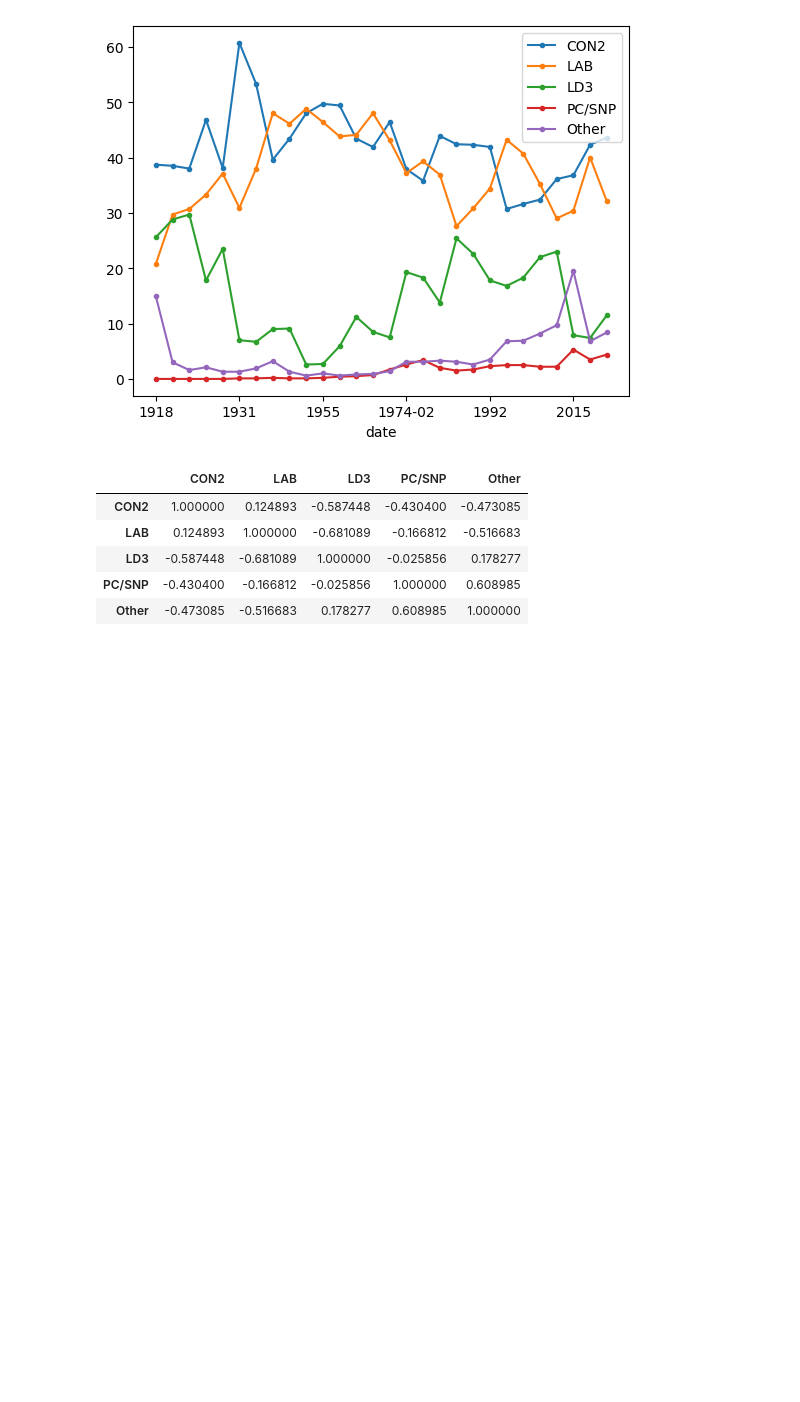
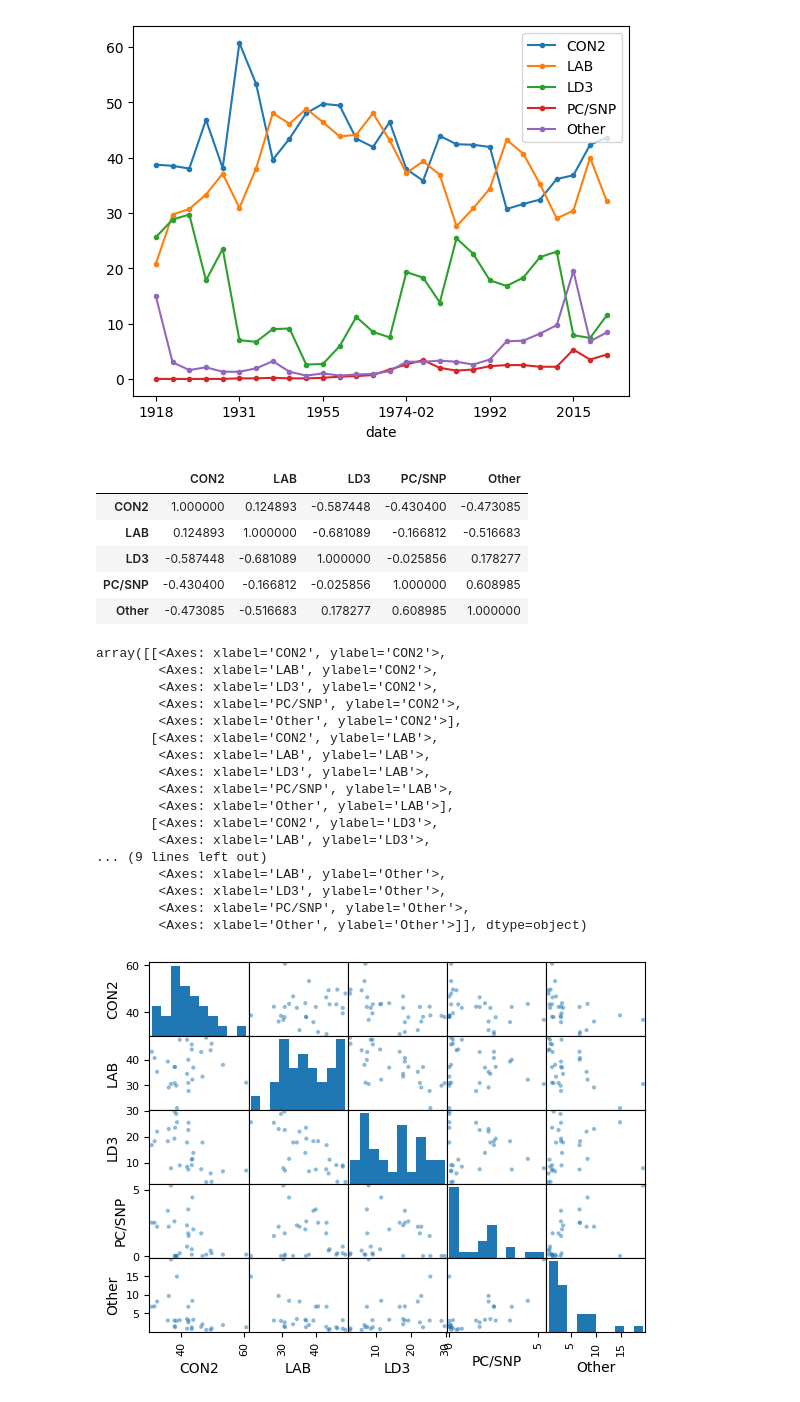
Before and after one commit to stelios-c/uk_votes, a Jupyter notebook: uk_elections.ipynb, the cells around one changed output. Cells and saved outputs as stored; diff of their text form; code cells hidden in the pictures; blank space fills up the shorter version.

Commit message:
do scatter matrix

```diff
--- a/uk_elections.ipynb
+++ b/uk_elections.ipynb
@@ -18,3 +18,24 @@ elections_uk.set_index('date').drop(columns=['Total']).corr()
 | LD3 | -0.587448 | -0.681089 | 1.000000 | -0.025856 | 0.178277 |
 | PC/SNP | -0.430400 | -0.166812 | -0.025856 | 1.000000 | 0.608985 |
 | Other | -0.473085 | -0.516683 | 0.178277 | 0.608985 | 1.000000 |
+# %%
+pd.plotting.scatter_matrix(elections_uk.set_index('date').drop(columns=['Total']))
+# %% [output]
+array([[<Axes: xlabel='CON2', ylabel='CON2'>,
+        <Axes: xlabel='LAB', ylabel='CON2'>,
+        <Axes: xlabel='LD3', ylabel='CON2'>,
+        <Axes: xlabel='PC/SNP', ylabel='CON2'>,
+        <Axes: xlabel='Other', ylabel='CON2'>],
+       [<Axes: xlabel='CON2', ylabel='LAB'>,
+        <Axes: xlabel='LAB', ylabel='LAB'>,
+        <Axes: xlabel='LD3', ylabel='LAB'>,
+        <Axes: xlabel='PC/SNP', ylabel='LAB'>,
+        <Axes: xlabel='Other', ylabel='LAB'>],
+       [<Axes: xlabel='CON2', ylabel='LD3'>,
+        <Axes: xlabel='LAB', ylabel='LD3'>,
+... (9 lines left out)
+        <Axes: xlabel='LAB', ylabel='Other'>,
+        <Axes: xlabel='LD3', ylabel='Other'>,
+        <Axes: xlabel='PC/SNP', ylabel='Other'>,
+        <Axes: xlabel='Other', ylabel='Other'>]], dtype=object)
+[figure, added]
```
